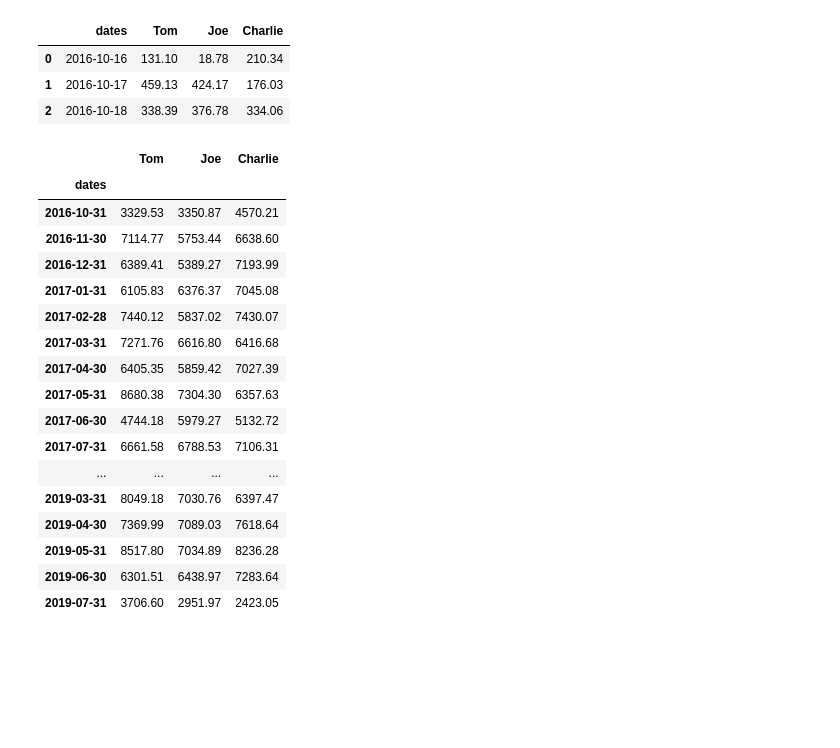
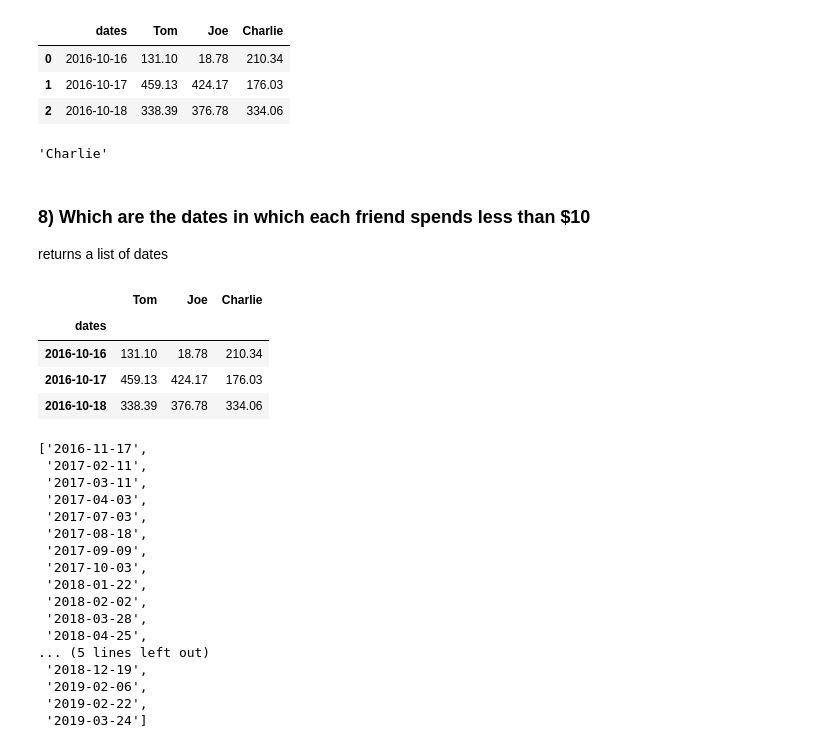
Before and after one commit to PythonClassRoom/PythonDataScienceGuide, a Jupyter notebook: questions/B_Pymarket/Pymarket.ipynb, the cells around one changed output. Cells and saved outputs as stored; diff of their text form; code cells hidden in the pictures; blank space fills up the shorter version.

```diff
--- a/questions/B_Pymarket/Pymarket.ipynb
+++ b/questions/B_Pymarket/Pymarket.ipynb
@@ -94,21 +95,36 @@ grouper = pd.Grouper(key='dates', freq='M')
 # %%
-pymarket.groupby(grouper).sum()
+pymarket.groupby(grouper).sum().mean().idxmax()
 # %% [output]
-|  | Tom | Joe | Charlie |
-| dates |  |  |  |
-| 2016-10-31 | 3329.53 | 3350.87 | 4570.21 |
-| 2016-11-30 | 7114.77 | 5753.44 | 6638.60 |
-| 2016-12-31 | 6389.41 | 5389.27 | 7193.99 |
-| 2017-01-31 | 6105.83 | 6376.37 | 7045.08 |
-| 2017-02-28 | 7440.12 | 5837.02 | 7430.07 |
-| 2017-03-31 | 7271.76 | 6616.80 | 6416.68 |
-| 2017-04-30 | 6405.35 | 5859.42 | 7027.39 |
-| 2017-05-31 | 8680.38 | 7304.30 | 6357.63 |
-| 2017-06-30 | 4744.18 | 5979.27 | 5132.72 |
-| 2017-07-31 | 6661.58 | 6788.53 | 7106.31 |
-| ... | ... | ... | ... |
-| 2019-03-31 | 8049.18 | 7030.76 | 6397.47 |
-| 2019-04-30 | 7369.99 | 7089.03 | 7618.64 |
-| 2019-05-31 | 8517.80 | 7034.89 | 8236.28 |
-| 2019-06-30 | 6301.51 | 6438.97 | 7283.64 |
-| 2019-07-31 | 3706.60 | 2951.97 | 2423.05 |
+'Charlie'
+# %% [markdown]
+### 8) Which are the dates in which each friend spends less than $10
+returns a list of dates
+# %%
+pymarket2 = pymarket.set_index('dates')
+pymarket2.head(3)
+# %% [output]
+|  | Tom | Joe | Charlie |
+| dates |  |  |  |
+| 2016-10-16 | 131.10 | 18.78 | 210.34 |
+| 2016-10-17 | 459.13 | 424.17 | 176.03 |
+| 2016-10-18 | 338.39 | 376.78 | 334.06 |
+# %%
+pymarket[(pymarket.Tom < 10) & (pymarket.Joe < 10) & (pymarket.Charlie < 10)]['dates'].astype(str).tolist()
+# %% [output]
+['2016-11-17',
+ '2017-02-11',
+ '2017-03-11',
+ '2017-04-03',
+ '2017-07-03',
+ '2017-08-18',
+ '2017-09-09',
+ '2017-10-03',
+ '2018-01-22',
+ '2018-02-02',
+ '2018-03-28',
+ '2018-04-25',
+... (5 lines left out)
+ '2018-12-19',
+ '2019-02-06',
+ '2019-02-22',
+ '2019-03-24']
```
Also changed, not shown: parts of 13 cells of this notebook, 8 other files.
